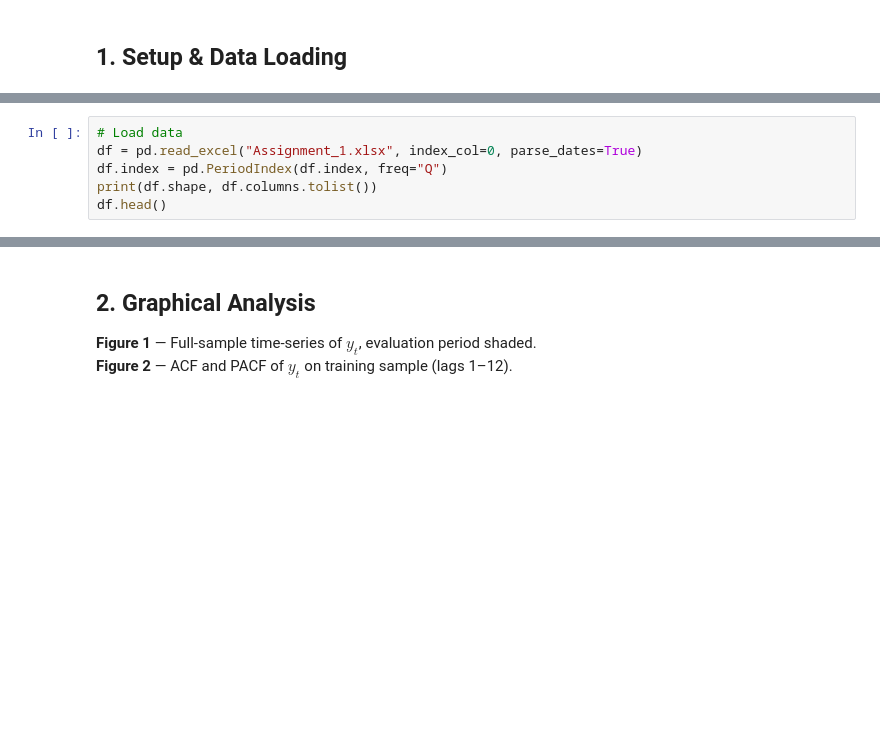
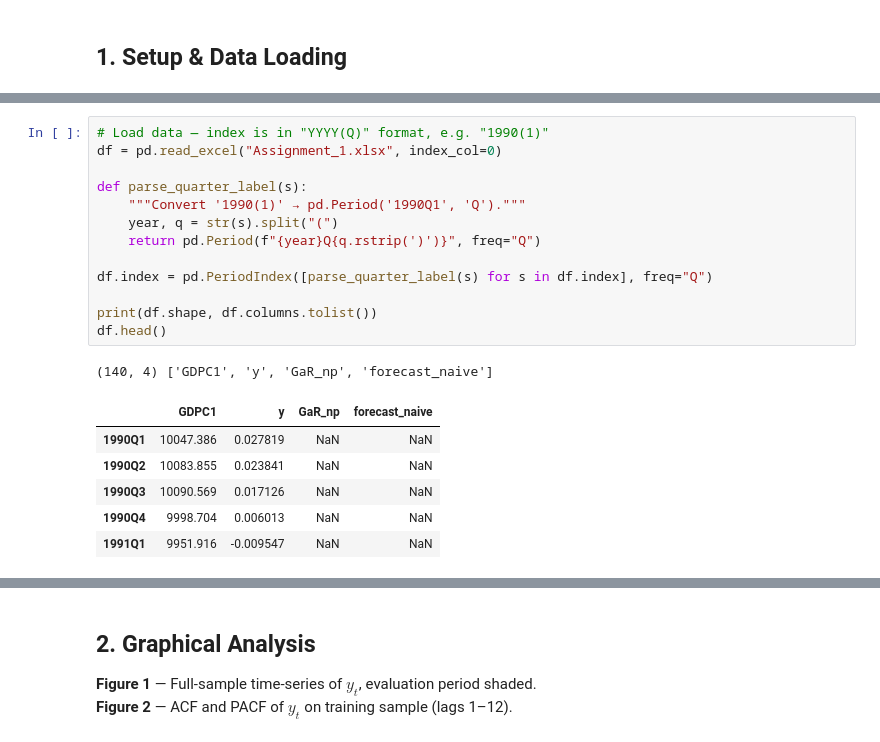
Before and after one commit to rohde01/Econometrics-II, a Jupyter notebook: Assignment1/main.ipynb, the cells around one changed output, grey strips where cells are left out. Saved outputs shown, nothing was run; the diff lists cells and outputs as text; blank space fills up the shorter version.

```diff
--- a/Assignment1/main.ipynb
+++ b/Assignment1/main.ipynb
@@ -30,10 +40,25 @@ plt.rcParams.update({"figure.dpi": 150, "axes.spines.top": False, "axes.spines.r
 ALPHA = 0.10  # GaR risk level
 # %%
-# Load data
-df = pd.read_excel("Assignment_1.xlsx", index_col=0, parse_dates=True)
-df.index = pd.PeriodIndex(df.index, freq="Q")
+# Load data — index is in "YYYY(Q)" format, e.g. "1990(1)"
+df = pd.read_excel("Assignment_1.xlsx", index_col=0)
+
+def parse_quarter_label(s):
+    """Convert '1990(1)' → pd.Period('1990Q1', 'Q')."""
+    year, q = str(s).split("(")
+    return pd.Period(f"{year}Q{q.rstrip(')')}", freq="Q")
+
+df.index = pd.PeriodIndex([parse_quarter_label(s) for s in df.index], freq="Q")
+
 print(df.shape, df.columns.tolist())
 df.head()
+# %% [output]
+(140, 4) ['GDPC1', 'y', 'GaR_np', 'forecast_naive']
+|  | GDPC1 | y | GaR_np | forecast_naive |
+| 1990Q1 | 10047.386 | 0.027819 | NaN | NaN |
+| 1990Q2 | 10083.855 | 0.023841 | NaN | NaN |
+| 1990Q3 | 10090.569 | 0.017126 | NaN | NaN |
+| 1990Q4 | 9998.704 | 0.006013 | NaN | NaN |
+| 1991Q1 | 9951.916 | -0.009547 | NaN | NaN |
 # %%
 # Define train / eval masks
 TRAIN_END = "2009Q4"
```
Also changed, not shown: parts of 16 cells of this notebook.
